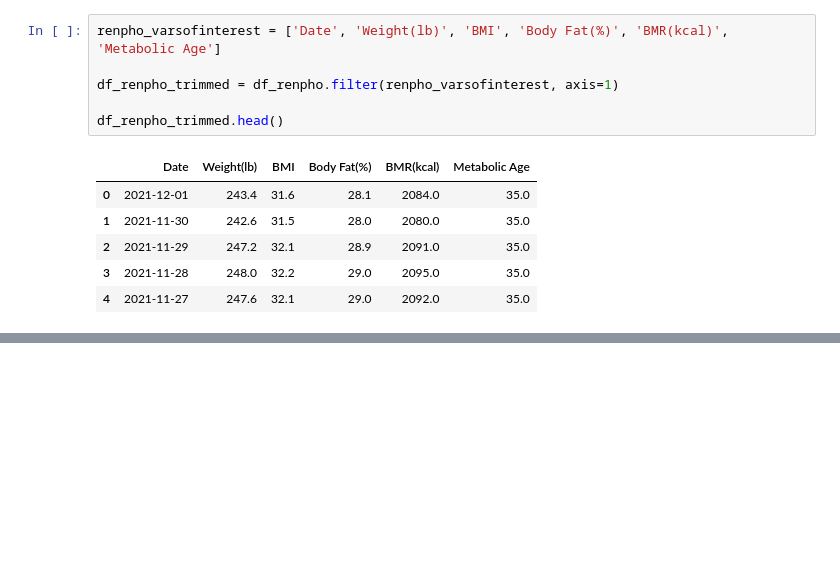
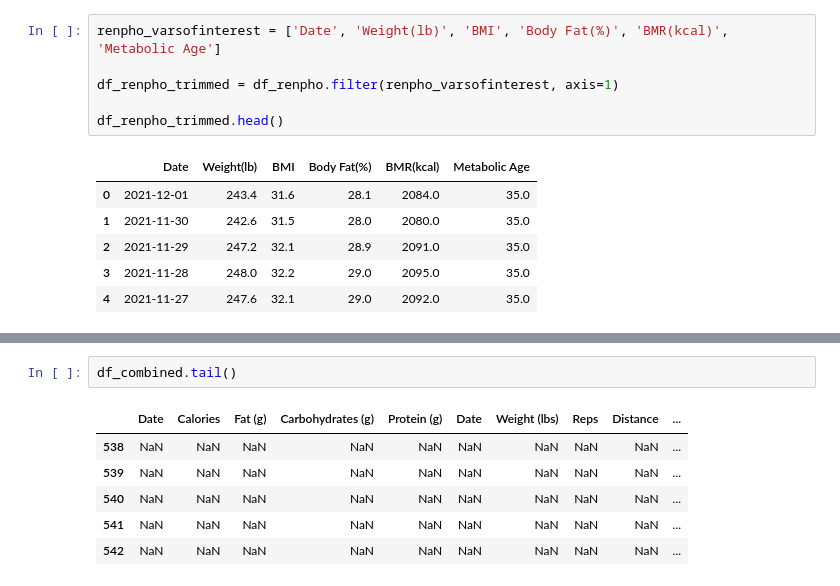
Before and after one commit to moferg/fitness-tracker, a Jupyter notebook: testing/fitness_tracker_test.ipynb, the cells around one changed output, grey strips where cells are left out. Drawn from its saved outputs; the diff is of its cells as text; blank space fills up the shorter version.

```diff
--- a/testing/fitness_tracker_test.ipynb
+++ b/testing/fitness_tracker_test.ipynb
@@ -179,0 +208,9 @@ df_renpho_trimmed.head()
+# %%
+df_combined.tail()
+# %% [output]
+|  | Date | Calories | Fat (g) | Carbohydrates (g) | Protein (g) | Date | Weight (lbs) | Reps | Distance | ... |
+| 538 | NaN | NaN | NaN | NaN | NaN | NaN | NaN | NaN | NaN | ... |
+| 539 | NaN | NaN | NaN | NaN | NaN | NaN | NaN | NaN | NaN | ... |
+| 540 | NaN | NaN | NaN | NaN | NaN | NaN | NaN | NaN | NaN | ... |
+| 541 | NaN | NaN | NaN | NaN | NaN | NaN | NaN | NaN | NaN | ... |
+| 542 | NaN | NaN | NaN | NaN | NaN | NaN | NaN | NaN | NaN | ... |
```
Also changed, not shown: parts of 5 cells of this notebook.
